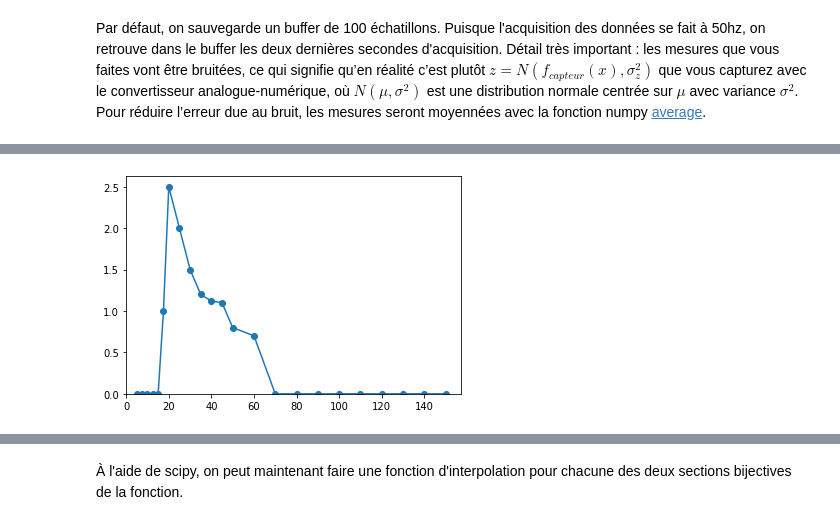
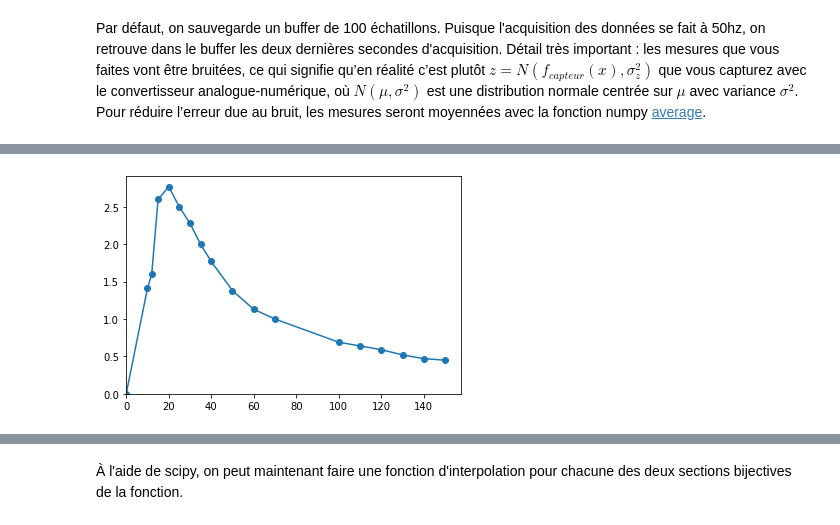
Before and after one commit to norlab-ulaval/glo4001, a Jupyter notebook: Laboratoire 1.ipynb, the cells around one changed output, grey strips where cells are left out. Cells and saved outputs as stored; diff of their text form; code cells hidden in the pictures.

```diff
--- a/Laboratoire 1.ipynb
+++ b/Laboratoire 1.ipynb
@@ -110,19 +118,19 @@ Distance ($x$) | Voltage ($z$)
 140            | ??
 150            | ??
 # %%
-xs = [5,    7.5,  10,   12.5, 15,   17.5, 20,   25,   30,   35,   40,   45,   50,   60,   70,
-      80,   90,   100,  110,  120,  130,  140,  150]
+xs = [0, 10, 12, 15,   20,   25,   30,   35,   40,   50, 60, 70,
+      100,  110,  120,  130,  140,  150]
 
-zs = [0.00, 0.00, 0.00, 0.00, 0.00, 1.00, 2.50, 2.00, 1.50, 1.20, 1.12, 1.10, 0.80, 0.70, 0.00,
-      0.00, 0.00, 0.00, 0.00, 0.00, 0.00, 0.00, 0.00]  #Entrez vos vraies mesures dans le vecteur zs
+zs = [0, 1.41, 1.6, 2.6, 2.77, 2.5, 2.28, 2.0, 1.77, 1.38, 1.13, 1.0,
+     0.69, 0.64, 0.59, 0.52, 0.47, 0.45]  #Entrez vos vraies mesures dans le vecteur zs
 
 plt.scatter(xs, zs)
 plt.plot(xs, zs)
 plt.gca().set_xlim(left=0)
 plt.gca().set_ylim(bottom=0)
 plt.show()
 # %% [output]
-[figure, old version]
+[figure, new version]
 # %% [markdown]
 ![img](img/Sharp_datasheet.png)
 
```
Also changed, not shown: parts of 13 cells of this notebook.
